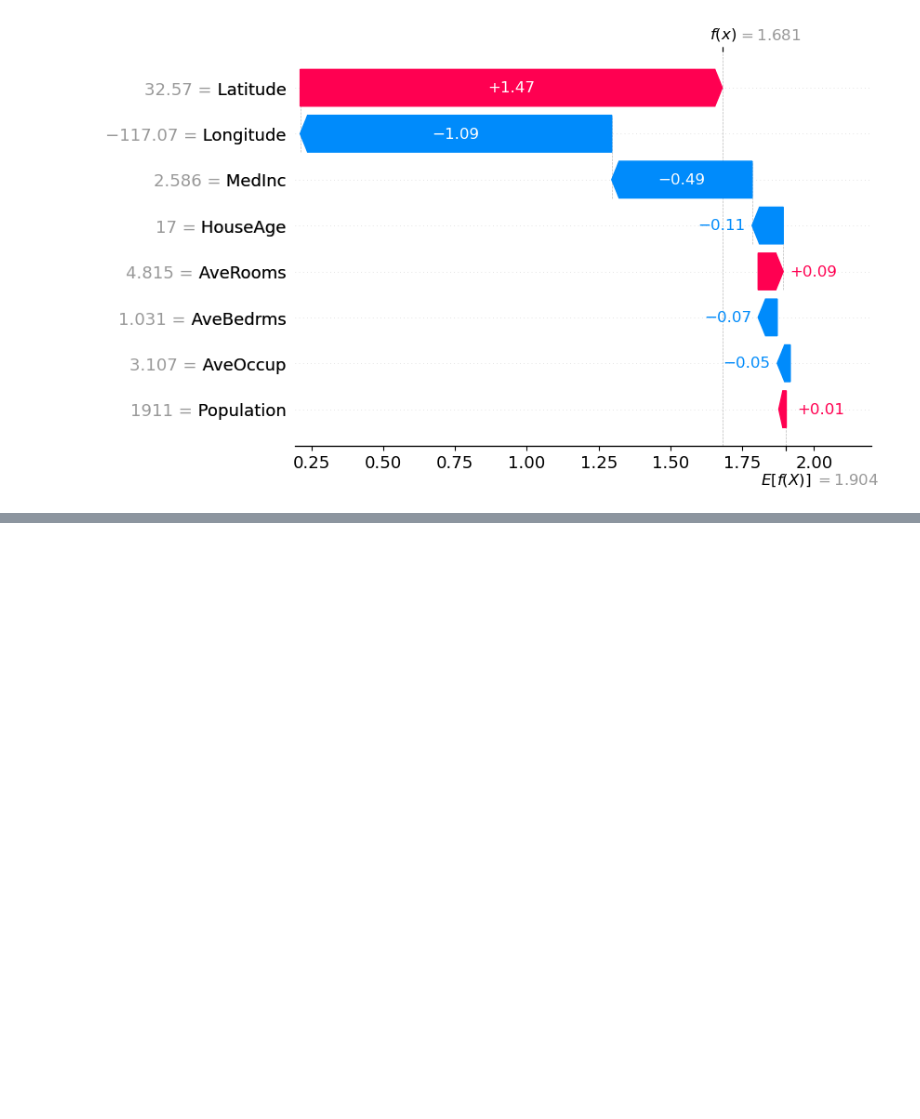
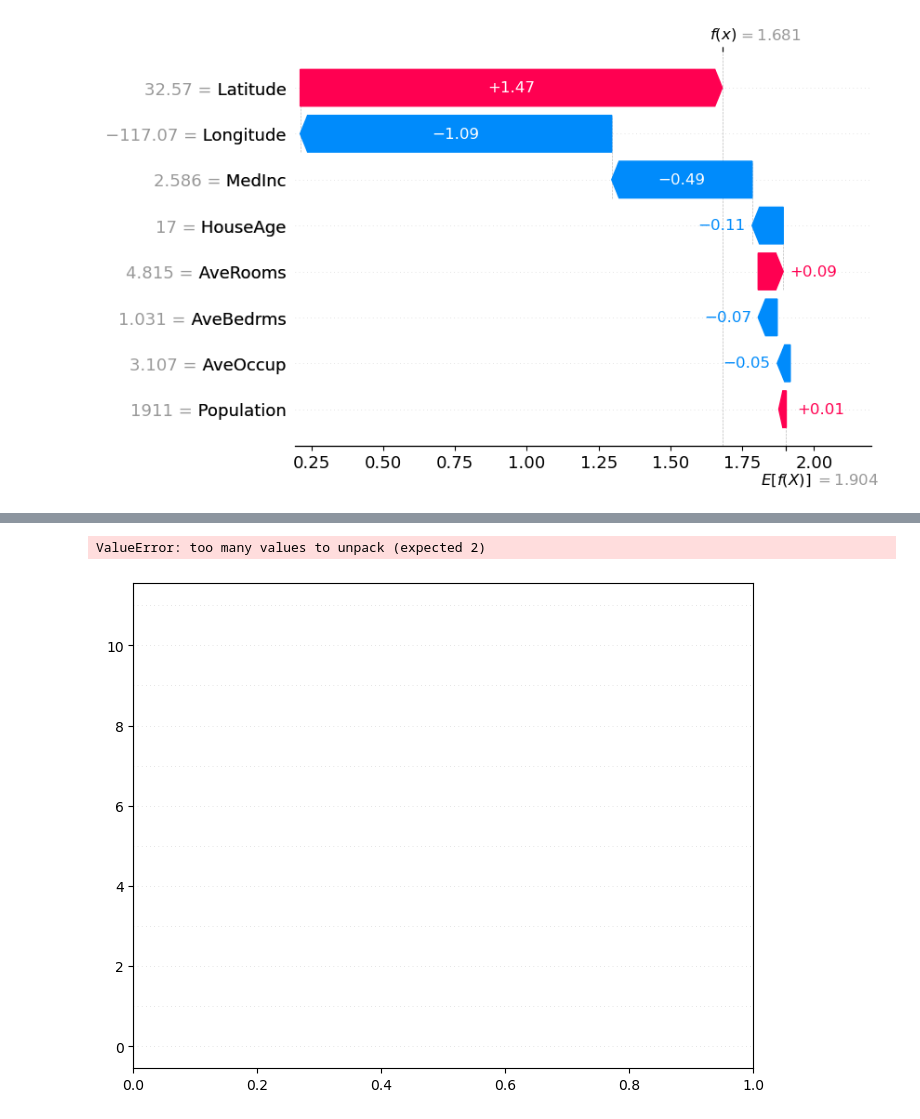
Before and after one commit to JackHuang0125/WHAT_I_DID, a Jupyter notebook: 0 Meeting/0_PAPER_0911.ipynb, the cells around one changed output, grey strips where cells are left out. Cells and saved outputs as stored; diff of their text form; code cells hidden in the pictures; blank space fills up the shorter version.

```diff
--- a/0 Meeting/0_PAPER_0911.ipynb
+++ b/0 Meeting/0_PAPER_0911.ipynb
@@ -688,0 +707,5 @@ plt.show()
+# %%
+shap.plots.violin(shap_values[2:])
+# %% [output]
+ValueError: too many values to unpack (expected 2)
+[figure, added]
```
Also changed, not shown: parts of 16 cells of this notebook.
